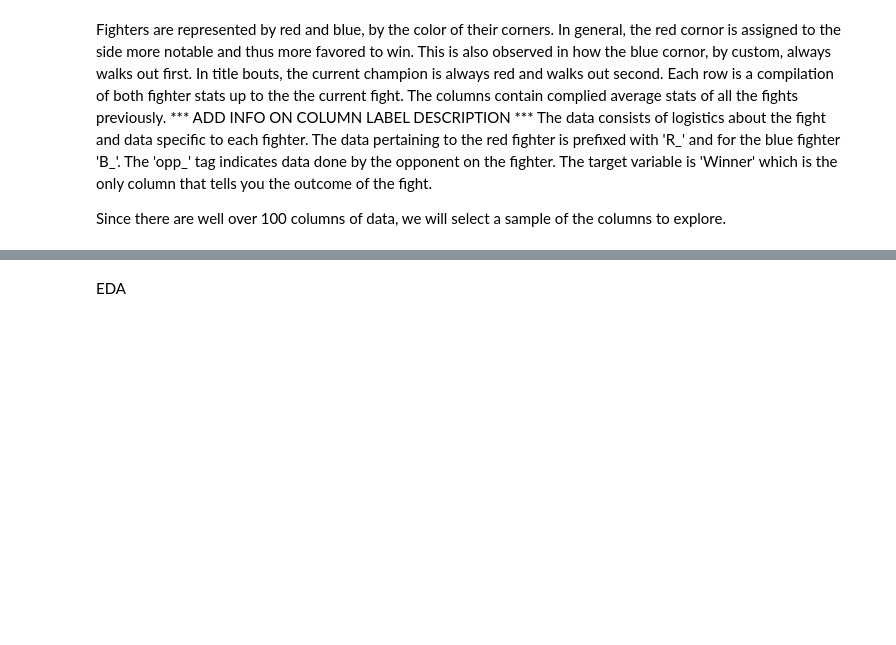
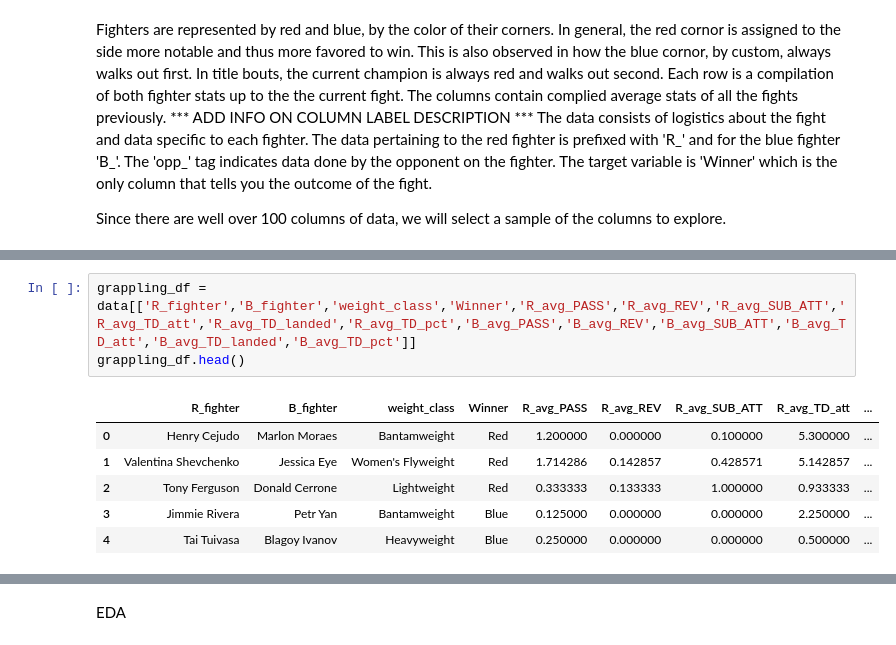
Before and after one commit to skonkalmatt/320_final_tutorial, a Jupyter notebook: fp.ipynb, the cells around one changed output, grey strips where cells are left out. Drawn from its saved outputs; the diff is of its cells as text; blank space fills up the shorter version.

```diff
--- a/fp.ipynb
+++ b/fp.ipynb
@@ -40,0 +89,10 @@ Since there are well over 100 columns of data, we will select a sample of the co
+# %%
+grappling_df = data[['R_fighter','B_fighter','weight_class','Winner','R_avg_PASS','R_avg_REV','R_avg_SUB_ATT','R_avg_TD_att','R_avg_TD_landed','R_avg_TD_pct','B_avg_PASS','B_avg_REV','B_avg_SUB_ATT','B_avg_TD_att','B_avg_TD_landed','B_avg_TD_pct']]
+grappling_df.head()
+# %% [output]
+|  | R_fighter | B_fighter | weight_class | Winner | R_avg_PASS | R_avg_REV | R_avg_SUB_ATT | R_avg_TD_att | ... |
+| 0 | Henry Cejudo | Marlon Moraes | Bantamweight | Red | 1.200000 | 0.000000 | 0.100000 | 5.300000 | ... |
+| 1 | Valentina Shevchenko | Jessica Eye | Women's Flyweight | Red | 1.714286 | 0.142857 | 0.428571 | 5.142857 | ... |
+| 2 | Tony Ferguson | Donald Cerrone | Lightweight | Red | 0.333333 | 0.133333 | 1.000000 | 0.933333 | ... |
+| 3 | Jimmie Rivera | Petr Yan | Bantamweight | Blue | 0.125000 | 0.000000 | 0.000000 | 2.250000 | ... |
+| 4 | Tai Tuivasa | Blagoy Ivanov | Heavyweight | Blue | 0.250000 | 0.000000 | 0.000000 | 0.500000 | ... |
```
Also changed, not shown: parts of 8 cells of this notebook.
